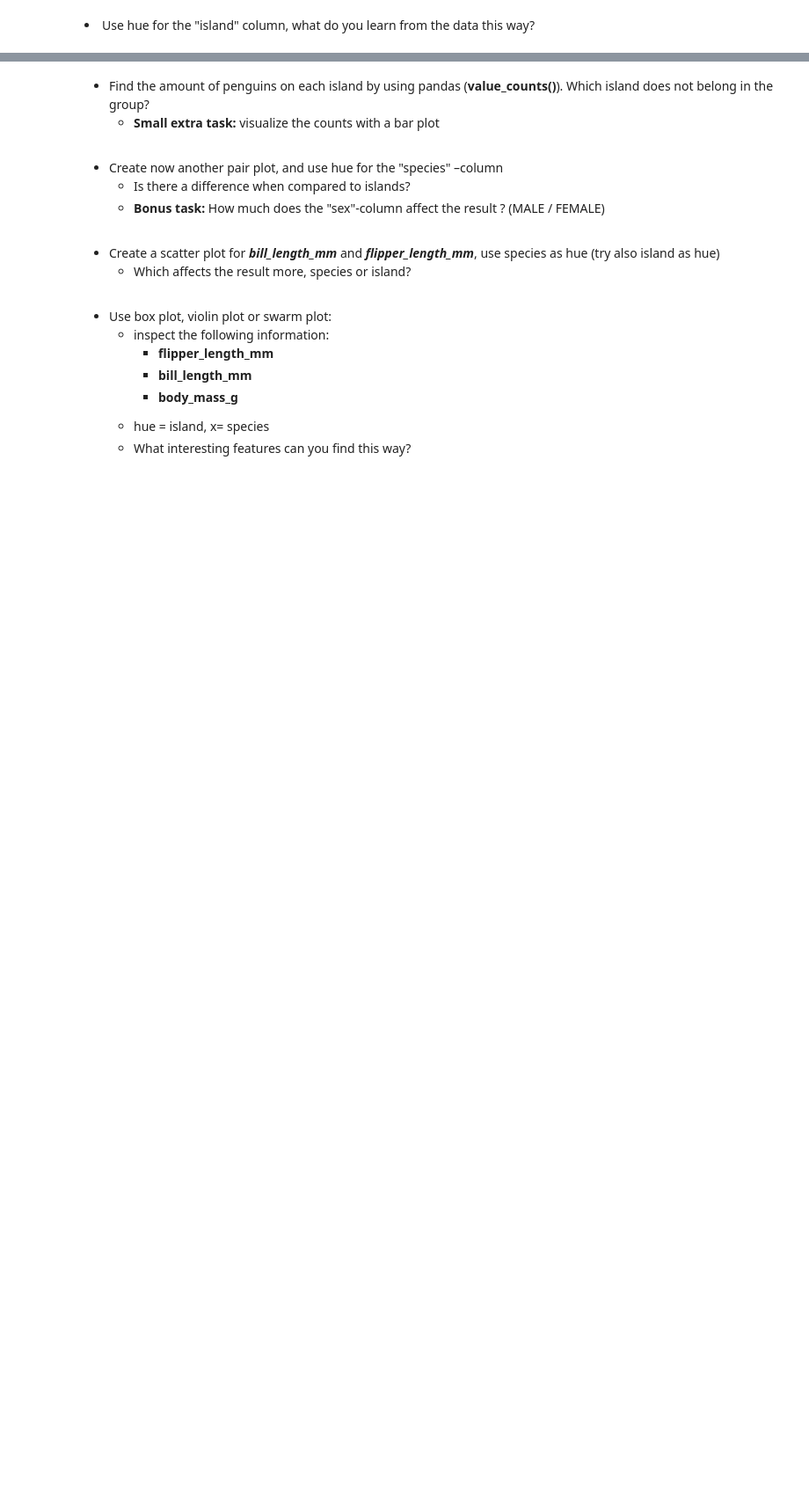
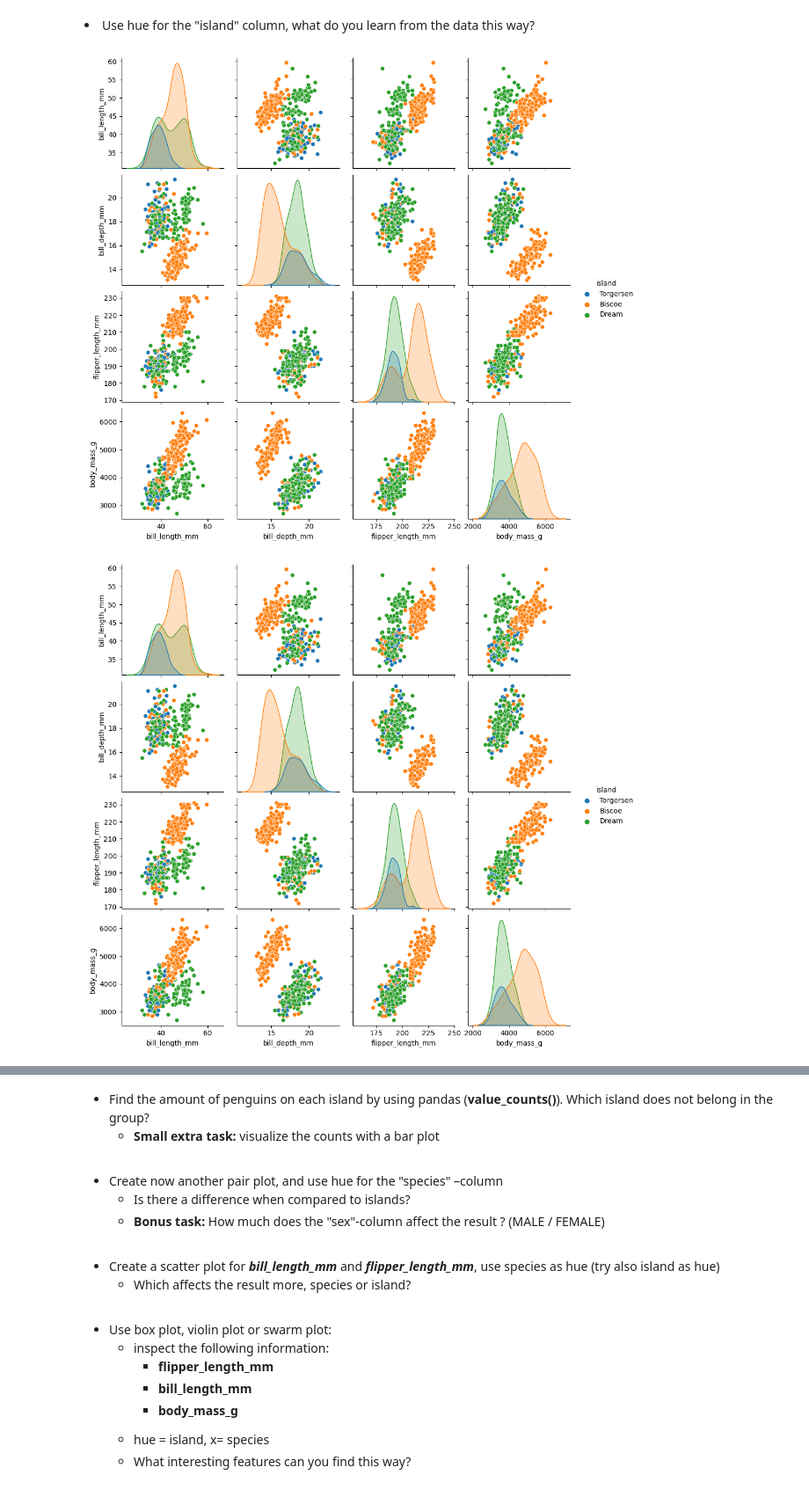
Before and after one commit to crypt0kitik/Introduction-to-Data-Analytics, a Jupyter notebook: Homework sets/SET 3/DataAnalyticsExerciseSet3.ipynb, the cells around one changed output, grey strips where cells are left out. Shown at 88% size. Cells and saved outputs as stored; diff of their text form; code cells hidden in the pictures; blank space fills up the shorter version.

```diff
--- a/Homework sets/SET 3/DataAnalyticsExerciseSet3.ipynb
+++ b/Homework sets/SET 3/DataAnalyticsExerciseSet3.ipynb
@@ -27,0 +52,7 @@ You can return all of these exercises in a single Jupyter Notebook, if you wish.
+# %%
+#
+sns.pairplot(penguins, hue='island')
+plt.show()
+# %% [output]
+[figure, added]
+[figure, added]
```
Also changed, not shown: parts of 5 cells of this notebook.
